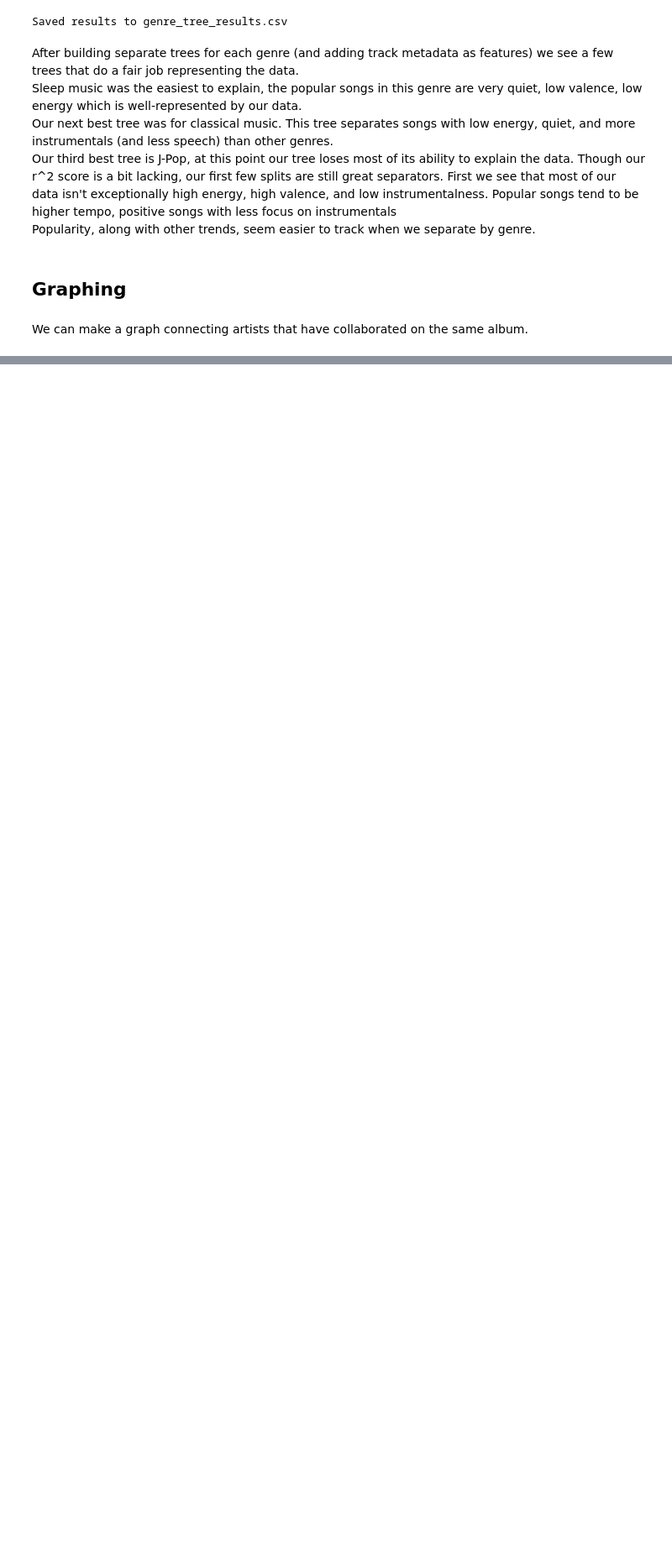
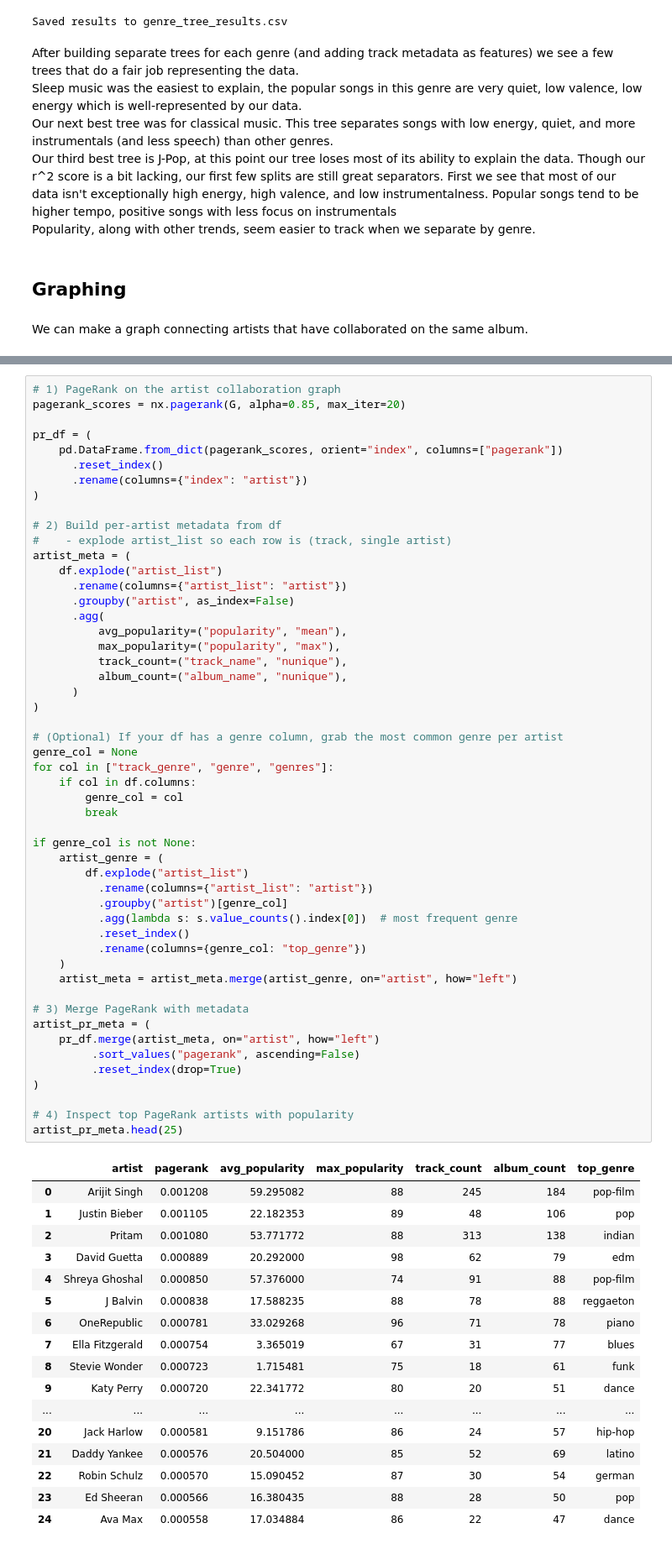
Before and after one commit to ngarde2882/beat-box, a Jupyter notebook: beat-box.ipynb, the cells around one changed output, grey strips where cells are left out. Shown at 84% size. Cells and saved outputs as stored; diff of their text form; blank space fills up the shorter version.

```diff
--- a/beat-box.ipynb
+++ b/beat-box.ipynb
@@ -611,0 +603,69 @@ KeyboardInterrupt:
+# %%
+# 1) PageRank on the artist collaboration graph
+pagerank_scores = nx.pagerank(G, alpha=0.85, max_iter=20)
+
+pr_df = (
+    pd.DataFrame.from_dict(pagerank_scores, orient="index", columns=["pagerank"])
+      .reset_index()
+      .rename(columns={"index": "artist"})
+)
+
+# 2) Build per-artist metadata from df
+#    - explode artist_list so each row is (track, single artist)
+artist_meta = (
+    df.explode("artist_list")
+      .rename(columns={"artist_list": "artist"})
+      .groupby("artist", as_index=False)
+      .agg(
+          avg_popularity=("popularity", "mean"),
+          max_popularity=("popularity", "max"),
+          track_count=("track_name", "nunique"),
+          album_count=("album_name", "nunique"),
+      )
+)
+
+# (Optional) If your df has a genre column, grab the most common genre per artist
+genre_col = None
+for col in ["track_genre", "genre", "genres"]:
+    if col in df.columns:
+        genre_col = col
+        break
+
+if genre_col is not None:
+    artist_genre = (
+        df.explode("artist_list")
+          .rename(columns={"artist_list": "artist"})
+          .groupby("artist")[genre_col]
+          .agg(lambda s: s.value_counts().index[0])  # most frequent genre
+          .reset_index()
+          .rename(columns={genre_col: "top_genre"})
+    )
+    artist_meta = artist_meta.merge(artist_genre, on="artist", how="left")
+
+# 3) Merge PageRank with metadata
+artist_pr_meta = (
+    pr_df.merge(artist_meta, on="artist", how="left")
+         .sort_values("pagerank", ascending=False)
+         .reset_index(drop=True)
+)
+
+# 4) Inspect top PageRank artists with popularity
+artist_pr_meta.head(25)
+# %% [output]
+|  | artist | pagerank | avg_popularity | max_popularity | track_count | album_count | top_genre |
+| 0 | Arijit Singh | 0.001208 | 59.295082 | 88 | 245 | 184 | pop-film |
+| 1 | Justin Bieber | 0.001105 | 22.182353 | 89 | 48 | 106 | pop |
+| 2 | Pritam | 0.001080 | 53.771772 | 88 | 313 | 138 | indian |
+| 3 | David Guetta | 0.000889 | 20.292000 | 98 | 62 | 79 | edm |
+| 4 | Shreya Ghoshal | 0.000850 | 57.376000 | 74 | 91 | 88 | pop-film |
+| 5 | J Balvin | 0.000838 | 17.588235 | 88 | 78 | 88 | reggaeton |
+| 6 | OneRepublic | 0.000781 | 33.029268 | 96 | 71 | 78 | piano |
+| 7 | Ella Fitzgerald | 0.000754 | 3.365019 | 67 | 31 | 77 | blues |
+| 8 | Stevie Wonder | 0.000723 | 1.715481 | 75 | 18 | 61 | funk |
+| 9 | Katy Perry | 0.000720 | 22.341772 | 80 | 20 | 51 | dance |
+| ... | ... | ... | ... | ... | ... | ... | ... |
+| 20 | Jack Harlow | 0.000581 | 9.151786 | 86 | 24 | 57 | hip-hop |
+| 21 | Daddy Yankee | 0.000576 | 20.504000 | 85 | 52 | 69 | latino |
+| 22 | Robin Schulz | 0.000570 | 15.090452 | 87 | 30 | 54 | german |
+| 23 | Ed Sheeran | 0.000566 | 16.380435 | 88 | 28 | 50 | pop |
+| 24 | Ava Max | 0.000558 | 17.034884 | 86 | 22 | 47 | dance |
```
Also changed, not shown: parts of 5 cells of this notebook, 1 other file.
